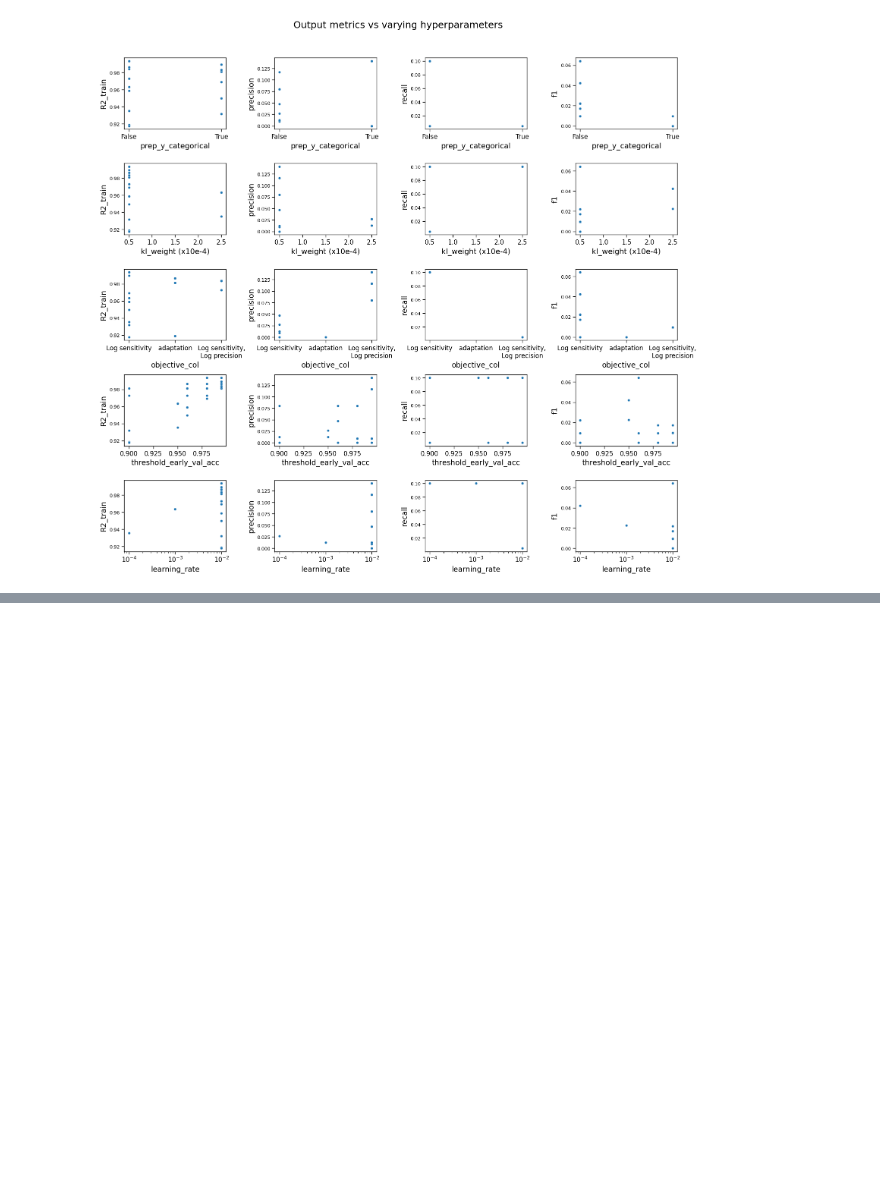
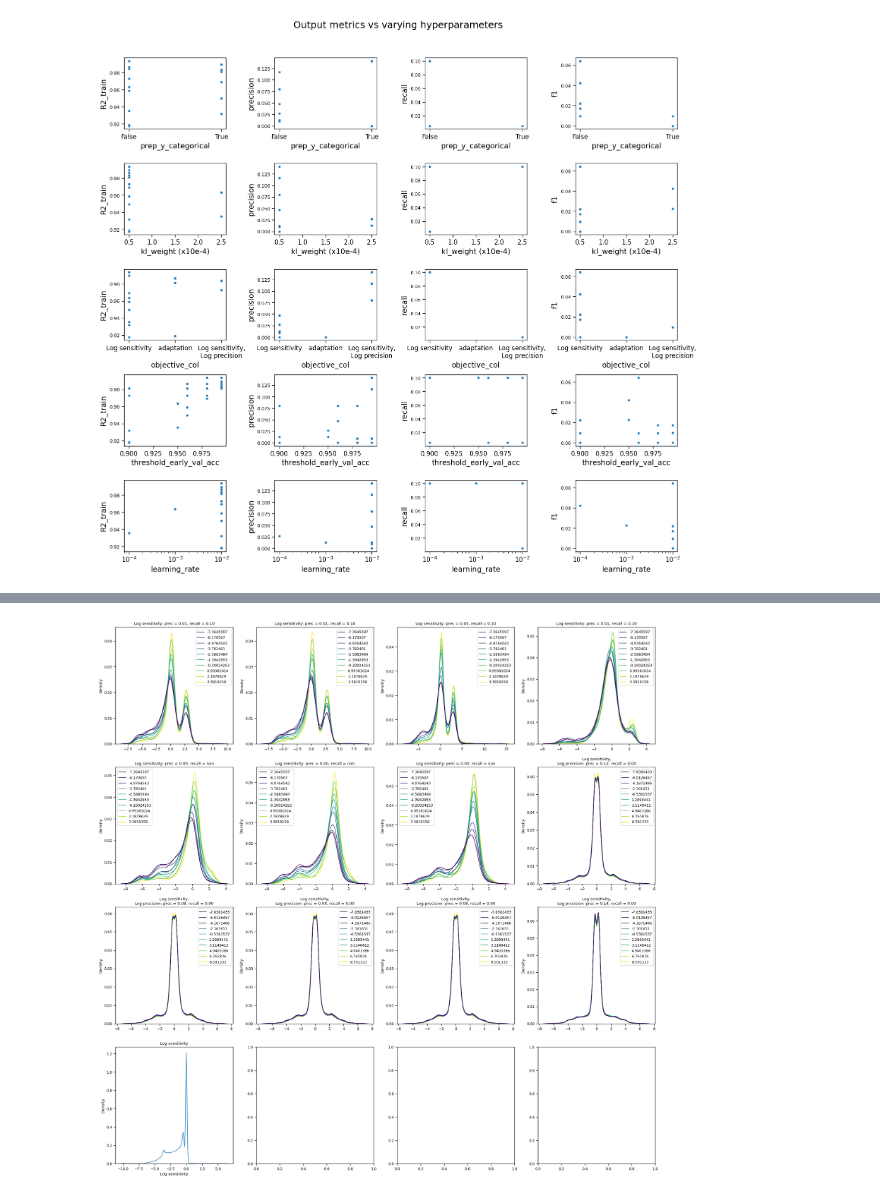
Before and after one commit to olive004/EvoScaper, a Jupyter notebook: notebooks/08_cvae_examine_multi.ipynb, the cells around one changed output, grey strips where cells are left out. Saved outputs shown, nothing was run; the diff lists cells and outputs as text; code cells hidden in the pictures; blank space fills up the shorter version.

Commit message:
vis kl weights

```diff
--- a/notebooks/08_cvae_examine_multi.ipynb
+++ b/notebooks/08_cvae_examine_multi.ipynb
@@ -151,0 +148,82 @@ plt.savefig(os.path.join(top_write_dir, 'varying_confounding.png'), dpi=300, bbo
+# %%
+choose_kl = [0.5]
+choose_objective = ['Log sensitivity', 'Log sensitivity,\nLog precision']
+
+filt_kl = df_hpos['kl_weight (x10e-4)'].isin(choose_kl) & df_hpos['objective_col'].isin(
+    choose_objective) & df_hpos['run_successful'] & df_hpos['filename_saved_model'].apply(
+        lambda x: os.path.exists(os.path.join(os.path.dirname(x), 'sampled_cond.npy'))) & df_hpos['filename_saved_model'].apply(lambda x: os.path.exists(os.path.join(os.path.dirname(x), 'analytics.json')))
+
+
+df_train_tables = {}
+for k in df_hpos[filt_kl]['filenames_train_table'].unique():
+    df_train_table = pd.read_json(r['filenames_train_table']) if r['filenames_train_table'].endswith(
+        '.json') else pd.read_csv(r['filenames_train_table'])
+    df_train_table['Log sensitivity'] = np.log(
+        df_train_table['sensitivity_wrt_species-6'])
+    df_train_table['Log precision'] = np.log(
+        df_train_table['precision_wrt_species-6'])
+    df_train_tables[k] = df_train_table
+# %%
+from evoscaper.utils.tuning import make_configs_initial, make_config_model
+from evoscaper.utils.dataset import prep_data, adjust_total_ds
+from evoscaper.utils.preprocess import make_xcols
+import jax
+
+def get_og_sample_cond(sampled_cond, df_train_tables, r):
+    rng = jax.random.PRNGKey(int(r['seed_train']))
+    (config_norm_x, config_norm_y, config_filter, config_optimisation,
+        config_dataset, config_training) = make_configs_initial(r)
+    # config_dataset.objective_col = r['objective_col']
+    data = df_train_tables[r['filenames_train_table']]
+    x_cols = make_xcols(data, config_dataset.x_type,
+                        config_dataset.include_diffs)
+    if type(x_cols[-1]) == list:
+        x_cols = x_cols[:-1]
+    df = prep_data(data, [config_dataset.output_species], config_dataset.objective_col,
+                   x_cols, config_filter)
+    TOTAL_DS, N_BATCHES, BATCH_SIZE = adjust_total_ds(
+        df, config_training.batch_size, config_dataset.total_ds_max)
+    df = df.iloc[jax.random.choice(rng, np.arange(len(df)), [
+                                   TOTAL_DS], replace=False)]
+
+    analytic = df[config_dataset.objective_col]
+
+    a_range = (np.nanmax(analytic) - np.nanmin(analytic))
+    a_min = np.nanmin(analytic) - a_range * 0.1
+    a_max = np.nanmax(analytic) + a_range * 0.1
+
+    cond = np.interp(sampled_cond, (sampled_cond.min(),
+                     sampled_cond.max()), (a_min, a_max))
+    return cond
+
+
+nrows = int(np.ceil(np.sqrt(len(df_hpos[filt_kl]) + 1)))
+ncols = int(np.ceil(np.sqrt(len(df_hpos[filt_kl]) + 1)))
+fig, axs = plt.subplots(nrows, ncols, figsize=(6*ncols, 6*nrows))
+for i, (i_df, r) in enumerate(df_hpos[filt_kl].iterrows()):
+    curr_dir = os.path.dirname(r['filename_saved_model'])
+    fn_sample = os.path.join(curr_dir, 'sampled_cond.npy')
+    fn_analytics = os.path.join(curr_dir, 'analytics.json')
+
+    sampled_cond = np.load(fn_sample)
+    analytics = load_json_as_dict(fn_analytics)
+    # analytics['adaptation'] = calculate_adaptation(
+    #     np.array(analytics['sensitivity_wrt_species-6']), np.array(analytics['precision_wrt_species-6']))
+    a = np.concatenate([np.array(analytics[k])[..., output_idx][:, None] for k in r['objective_col']], axis=-1).reshape(*sampled_cond.shape)
+    # a = np.array(analytics[r['objective_col'].split('\n')])[..., output_idx].reshape(*sampled_cond.shape)
+    cond = get_og_sample_cond(sampled_cond, df_train_tables, r)
+
+    sns.kdeplot(x=a.flatten(), hue=cond.flatten().astype(
+        np.float32), palette='viridis', ax=axs.flat[i])
+    axs.flat[i].set_title(f'{", ".join(r["objective_col"])}: prec = {r["precision"]:.2f}, recall = {r["recall"]:.2f}')
+
+
+for i, obj_col in enumerate(df_hpos[filt_kl]['objective_col'].unique()):
+    ax = axs.flat[len(df_hpos[filt_kl]) + i]
+    if type(obj_col) != str:
+        for o in obj_col:
+            sns.kdeplot(df_train_tables[r['filenames_train_table']], x=o, palette='viridis', ax=ax)
+    else:
+        sns.kdeplot(df_train_tables[r['filenames_train_table']], x=obj_col, palette='viridis', ax=ax)
+    ax.set_title(obj_col)
+# %% [output]
@@ -151,0 +232 @@ plt.savefig(os.path.join(top_write_dir, 'varying_confounding.png'), dpi=300, bbo
+[figure, added]
```
Also changed, not shown: parts of 6 cells of this notebook.
